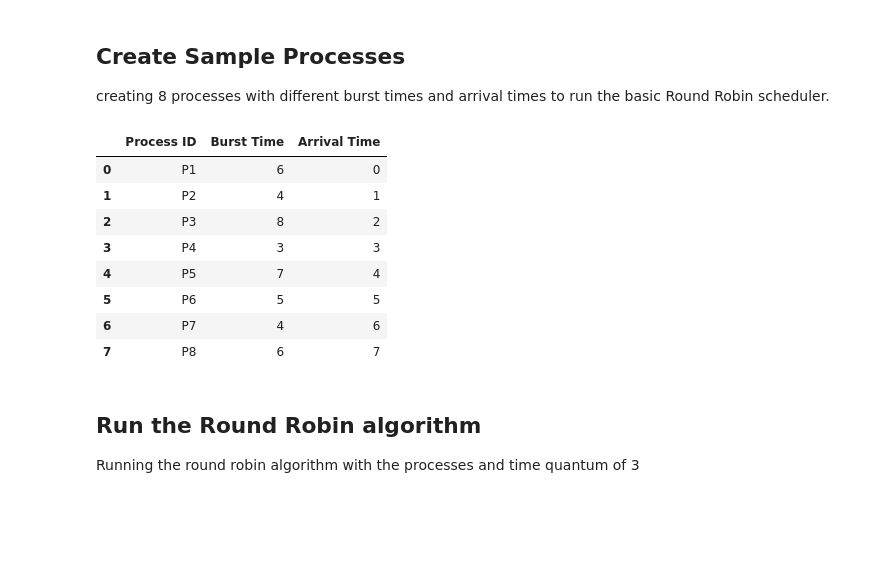
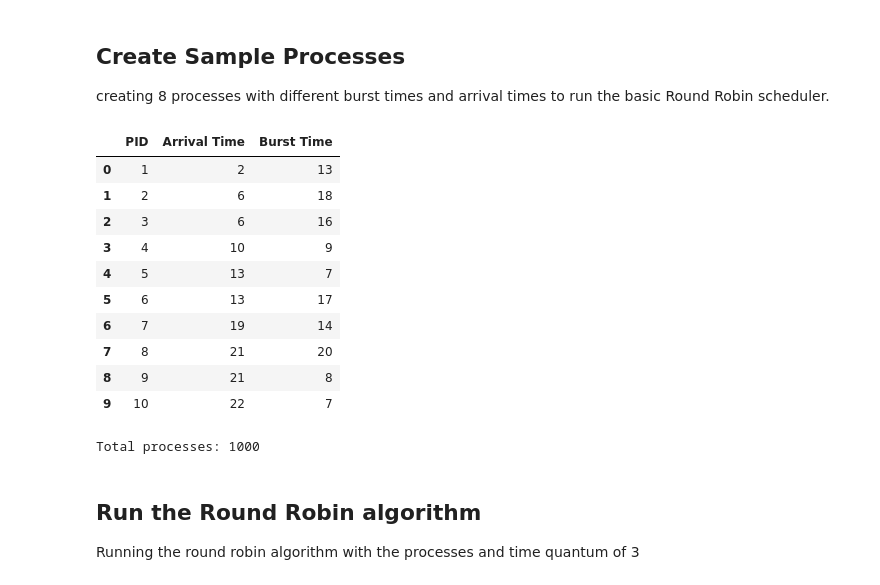
Before and after one commit to abhikarki/ARRTQ-Scheduling, a Jupyter notebook: notebooks/demo_baseRR.ipynb, the cells around one changed output. Drawn from its saved outputs; the diff is of its cells as text; code cells hidden in the pictures; blank space fills up the shorter version.

Commit message:
run base RR on 1000 processes

```diff
--- a/notebooks/demo_baseRR.ipynb
+++ b/notebooks/demo_baseRR.ipynb
@@ -21,37 +22,37 @@ from IPython.display import display
 creating 8 processes with different burst times and arrival times to run the basic Round Robin scheduler.
 # %%
 # Create 8 processes with varying burst times and arrival times
-processes = [
-    Process(pid="P1", burst_time=6, arrival_time=0),
-    Process(pid="P2", burst_time=4, arrival_time=1),
-    Process(pid="P3", burst_time=8, arrival_time=2),
-    Process(pid="P4", burst_time=3, arrival_time=3),
-    Process(pid="P5", burst_time=7, arrival_time=4),
-    Process(pid="P6", burst_time=5, arrival_time=5),
-    Process(pid="P7", burst_time=4, arrival_time=6),
-    Process(pid="P8", burst_time=6, arrival_time=7)
-]
+datasets = {
+    "20_processes": generate_processes(20, seed=1),
+    "50_processes": generate_processes(50, seed=2),
+    "80_processes": generate_processes(80, seed=3),
+    "100_processes": generate_processes(100, seed=4),
+    "1000_processes": generate_processes(1000, seed=5)
+}
 
-# Display process information
-process_df = pd.DataFrame([
-    {
-        'Process ID': p.pid,
-        'Burst Time': p.burst_time,
-        'Arrival Time': p.arrival_time
-    } for p in processes
-])
+def show_processes(processes):
+    df = pd.DataFrame([{
+        'PID': p.pid,
+        'Arrival Time': p.arrival_time,
+        'Burst Time': p.burst_time
+    } for p in processes])
+    display(df.head(10))
+    print(f"Total processes: {len(processes)}")
 
-display(process_df)
+show_processes(datasets["1000_processes"])
 # %% [output]
-|  | Process ID | Burst Time | Arrival Time |
-| 0 | P1 | 6 | 0 |
-| 1 | P2 | 4 | 1 |
-| 2 | P3 | 8 | 2 |
-| 3 | P4 | 3 | 3 |
-| 4 | P5 | 7 | 4 |
-| 5 | P6 | 5 | 5 |
-| 6 | P7 | 4 | 6 |
-| 7 | P8 | 6 | 7 |
+|  | PID | Arrival Time | Burst Time |
+| 0 | 1 | 2 | 13 |
+| 1 | 2 | 6 | 18 |
+| 2 | 3 | 6 | 16 |
+| 3 | 4 | 10 | 9 |
+| 4 | 5 | 13 | 7 |
+| 5 | 6 | 13 | 17 |
+| 6 | 7 | 19 | 14 |
+| 7 | 8 | 21 | 20 |
+| 8 | 9 | 21 | 8 |
+| 9 | 10 | 22 | 7 |
+Total processes: 1000
 # %% [markdown]
 ## Run the Round Robin algorithm
 
```
Also changed, not shown: parts of 3 cells of this notebook.
